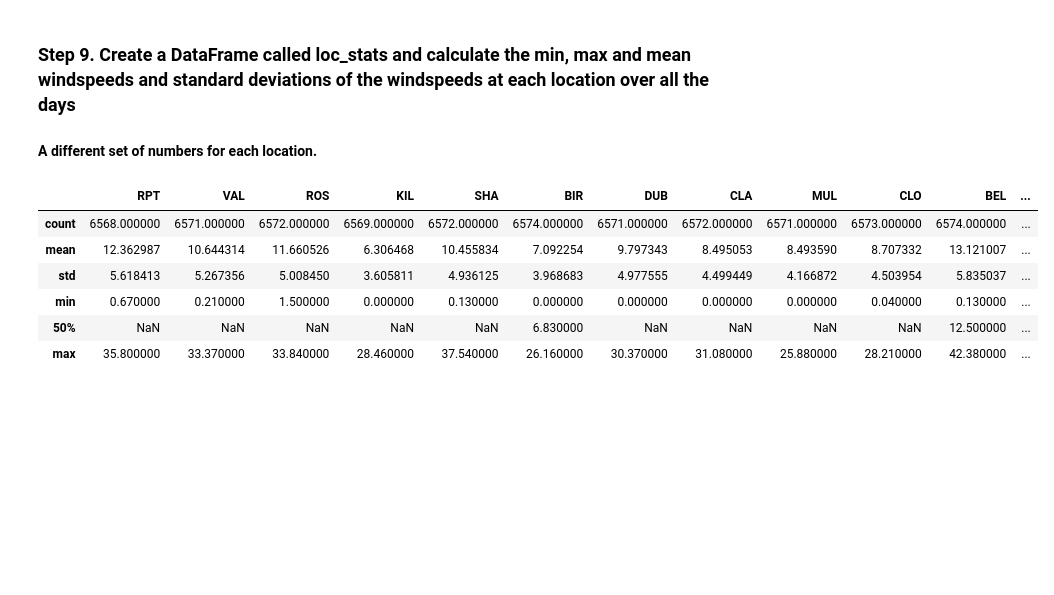
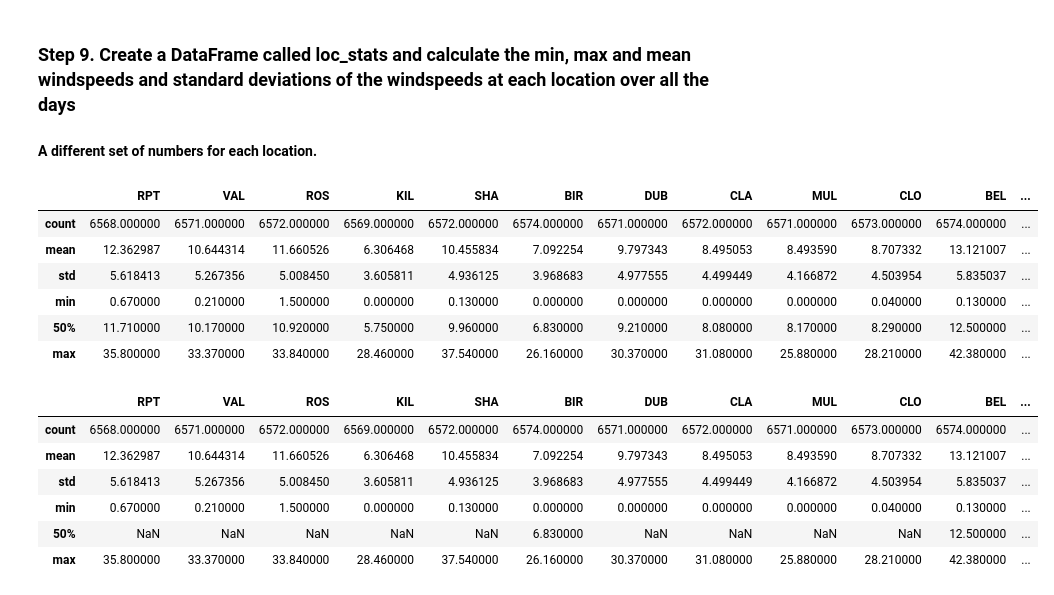
Before and after one commit to RMolleda/Analytics, a Jupyter notebook: Exercises/week4/day4/exercises/pandas/6_Stats/Wind_Stats/WindRM.ipynb, the cells around one changed output. Saved outputs shown, nothing was run; the diff lists cells and outputs as text; code cells hidden in the pictures; blank space fills up the shorter version.

```diff
--- a/Exercises/week4/day4/exercises/pandas/6_Stats/Wind_Stats/WindRM.ipynb
+++ b/Exercises/week4/day4/exercises/pandas/6_Stats/Wind_Stats/WindRM.ipynb
@@ -74,5 +68,0 @@ data
-# %%
-#data["new"] = pd.to_datetime(data.Yr, data.Mo, data.Dy)
-#data
-data.index = pd.to_datetime(dict(year=data.Yr, month=data.Mo, day=data.Dy))
-data
@@ -217,6 +192,23 @@ dtype: int64
 ### Step 9. Create a DataFrame called loc_stats and calculate the min, max and mean windspeeds and standard deviations of the windspeeds at each location over all the days
 
 #### A different set of numbers for each location.
+# %%
+"""
+Anteriormente hice esto, pero no me gustaba tanto como lo hecho en la celda anterior.
+#    loc_stats = data.min(), data.max(), data.mean()
+ #   loc_stats = pd.DataFrame(loc_stats)
+  #  loc_stats
+"""
+loc_stats = data.describe(percentiles=[])
+loc_stats
+# %% [output]
+|  | RPT | VAL | ROS | KIL | SHA | BIR | DUB | CLA | MUL | CLO | BEL | ... |
+| count | 6568.000000 | 6571.000000 | 6572.000000 | 6569.000000 | 6572.000000 | 6574.000000 | 6571.000000 | 6572.000000 | 6571.000000 | 6573.000000 | 6574.000000 | ... |
+| mean | 12.362987 | 10.644314 | 11.660526 | 6.306468 | 10.455834 | 7.092254 | 9.797343 | 8.495053 | 8.493590 | 8.707332 | 13.121007 | ... |
+| std | 5.618413 | 5.267356 | 5.008450 | 3.605811 | 4.936125 | 3.968683 | 4.977555 | 4.499449 | 4.166872 | 4.503954 | 5.835037 | ... |
+| min | 0.670000 | 0.210000 | 1.500000 | 0.000000 | 0.130000 | 0.000000 | 0.000000 | 0.000000 | 0.000000 | 0.040000 | 0.130000 | ... |
+| 50% | 11.710000 | 10.170000 | 10.920000 | 5.750000 | 9.960000 | 6.830000 | 9.210000 | 8.080000 | 8.170000 | 8.290000 | 12.500000 | ... |
+| max | 35.800000 | 33.370000 | 33.840000 | 28.460000 | 37.540000 | 26.160000 | 30.370000 | 31.080000 | 25.880000 | 28.210000 | 42.380000 | ... |
 # %%
 # %% [output]
 |  | RPT | VAL | ROS | KIL | SHA | BIR | DUB | CLA | MUL | CLO | BEL | ... |
```
Also changed, not shown: parts of 36 cells of this notebook, 1 other file.
